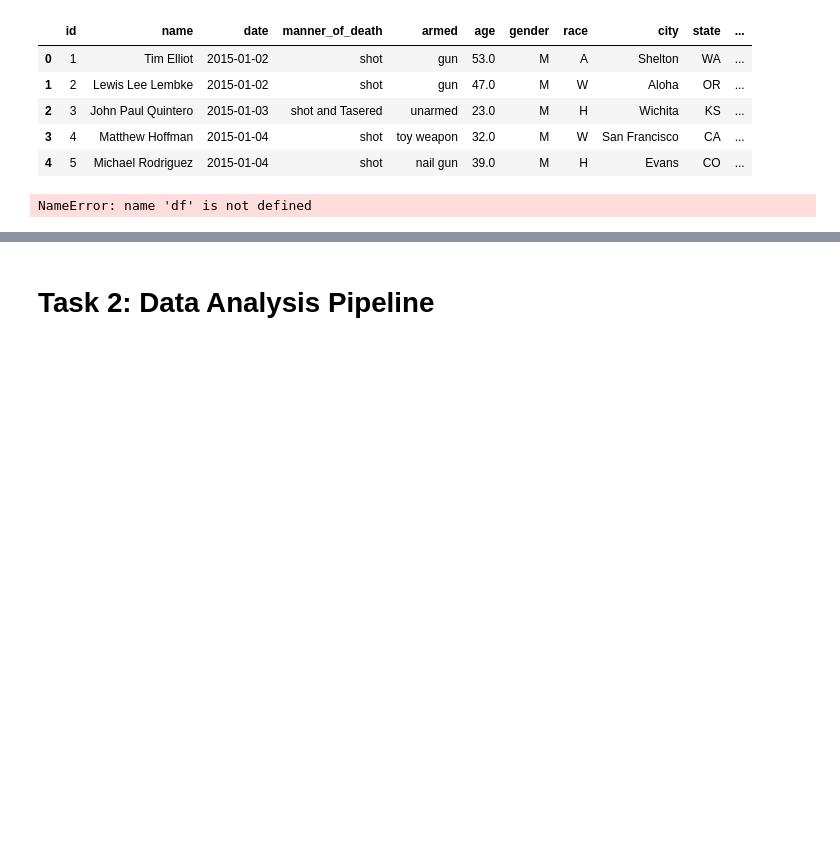
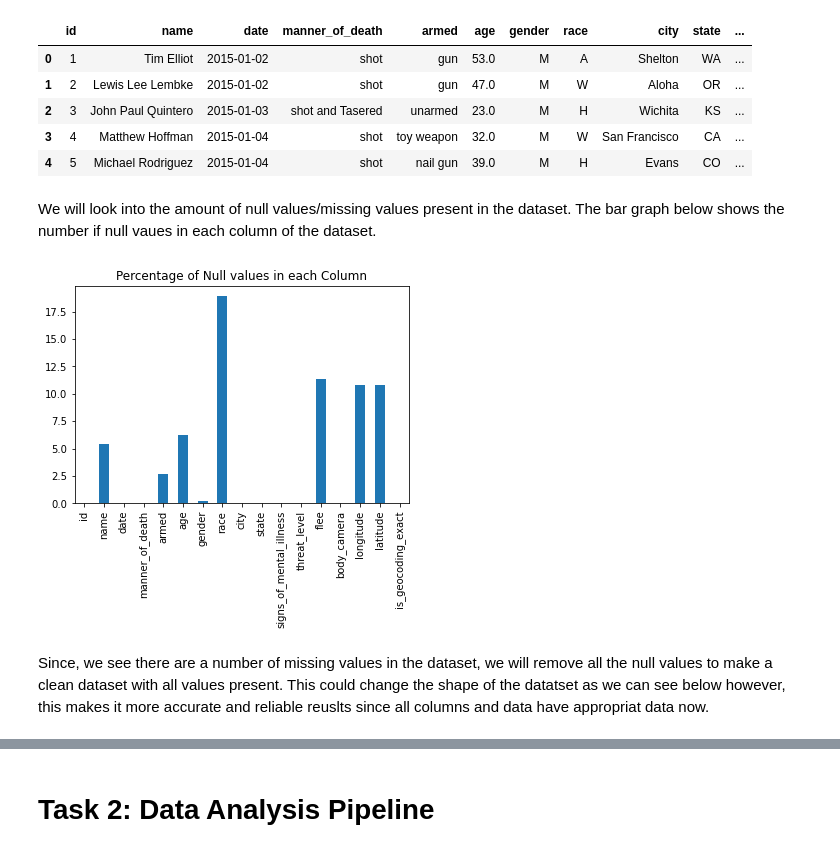
Before and after one commit to ubco-W2022T1-cosc301/project-group48, a Jupyter notebook: notebooks/analysis2.ipynb, the cells around one changed output, grey strips where cells are left out. Drawn from its saved outputs; the diff is of its cells as text; code cells hidden in the pictures; blank space fills up the shorter version.

```diff
--- a/notebooks/analysis2.ipynb
+++ b/notebooks/analysis2.ipynb
@@ -77,11 +83,14 @@ raw_data.head()
 | 2 | 3 | John Paul Quintero | 2015-01-03 | shot and Tasered | unarmed | 23.0 | M | H | Wichita | KS | ... |
 | 3 | 4 | Matthew Hoffman | 2015-01-04 | shot | toy weapon | 32.0 | M | W | San Francisco | CA | ... |
 | 4 | 5 | Michael Rodriguez | 2015-01-04 | shot | nail gun | 39.0 | M | H | Evans | CO | ... |
+# %% [markdown]
+We will look into the amount of null values/missing values present in the dataset. The bar graph below shows the number if null vaues in each column of the dataset.
 # %%
 import matplotlib.pyplot as plt
-null = df.isnull().sum()/df.shape[0]*100
+data =  pd.read_csv("../data/US Police shootings in from 2015-22 2.csv")
+null = data.isnull().sum()/data.shape[0]*100
 null.plot(kind='bar')
 plt.title("Percentage of Null values in each Column")
 plt.show()
 # %% [output]
-NameError: name 'df' is not defined
+[figure, added]
@@ -92,0 +97,2 @@ plt.show()
+# %% [markdown]
+Since, we see there are a number of missing values in the dataset, we will remove all the null values to make a clean dataset with all values present. This could change the shape of the datatset as we can see below however, this makes it more accurate and reliable reuslts since all columns and data have appropriat data now.
```
Also changed, not shown: parts of 50 cells of this notebook, 1 other file.
